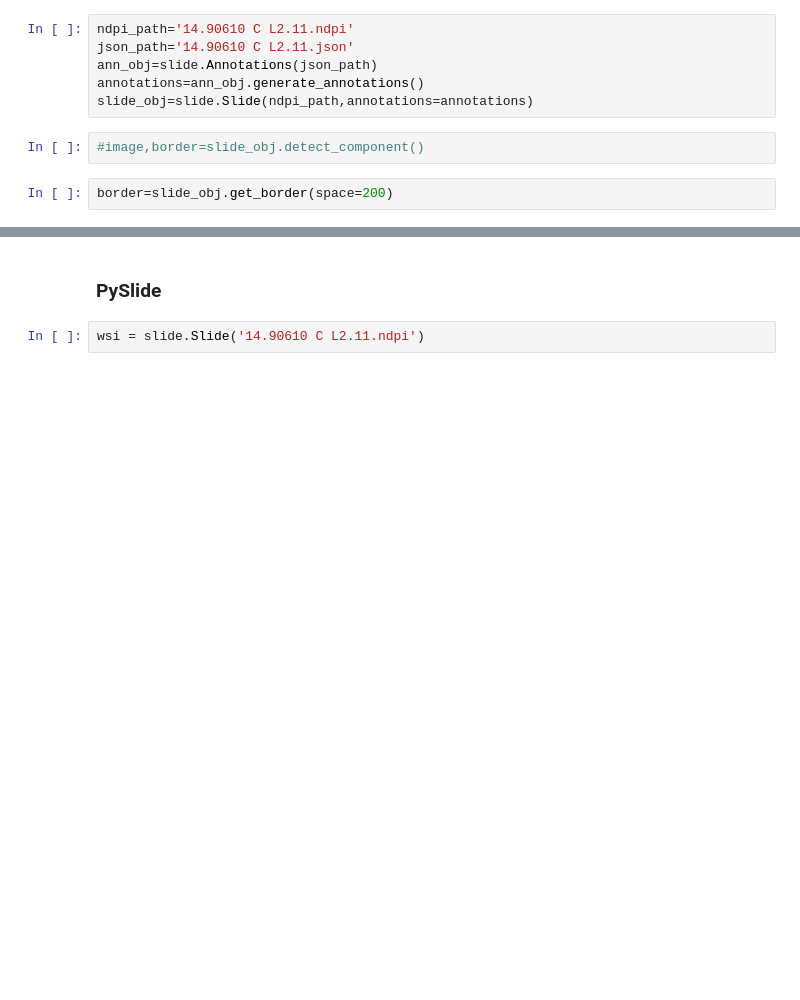
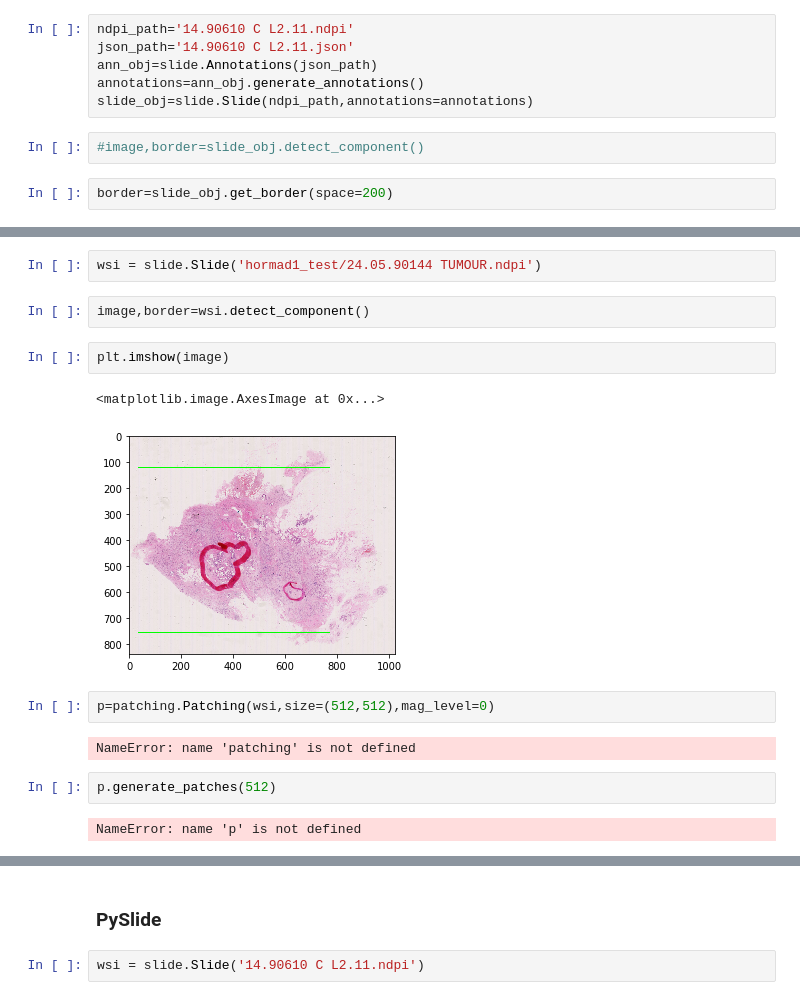
Before and after one commit to gregoryverghese/PySlide, a Jupyter notebook: example.ipynb, the cells around one changed output, grey strips where cells are left out. Saved outputs shown, nothing was run; the diff lists cells and outputs as text; blank space fills up the shorter version.

```diff
--- a/example.ipynb
+++ b/example.ipynb
@@ -35,0 +35,17 @@ y_size:13228
+# %%
+wsi = slide.Slide('hormad1_test/24.05.90144 TUMOUR.ndpi')
+# %%
+image,border=wsi.detect_component()
+# %%
+plt.imshow(image)
+# %% [output]
+<matplotlib.image.AxesImage at 0x...>
+[figure, added]
+# %%
+p=patching.Patching(wsi,size=(512,512),mag_level=0)
+# %% [output]
+NameError: name 'patching' is not defined
+# %%
+p.generate_patches(512)
+# %% [output]
+NameError: name 'p' is not defined
```
Also changed, not shown: parts of 19 cells of this notebook, 3 other files.
